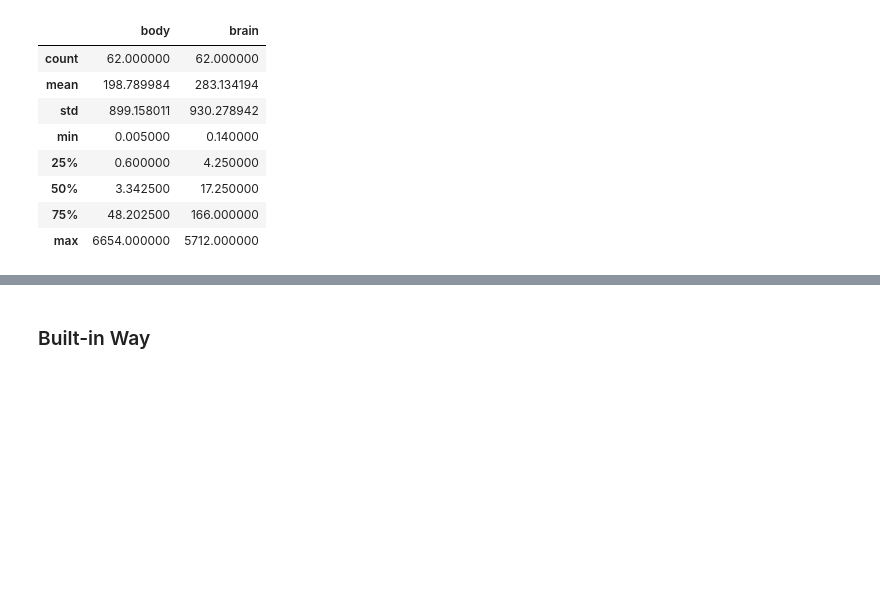
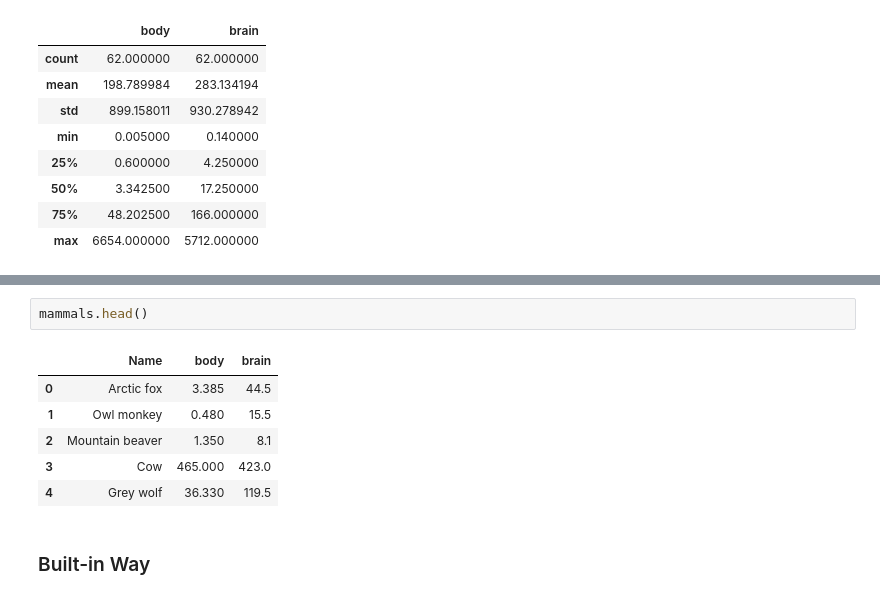
Before and after one commit to kinsenlee/DS_HK_5, a Jupyter notebook: notebooks/05 - Linear Regression.ipynb, the cells around one changed output, grey strips where cells are left out. Drawn from its saved outputs; the diff is of its cells as text; blank space fills up the shorter version.

```diff
--- a/notebooks/05 - Linear Regression.ipynb
+++ b/notebooks/05 - Linear Regression.ipynb
@@ -391,3 +406,12 @@ mammals.describe()
+# %%
+mammals.head()
+# %% [output]
+|  | Name | body | brain |
+| 0 | Arctic fox | 3.385 | 44.5 |
+| 1 | Owl monkey | 0.480 | 15.5 |
+| 2 | Mountain beaver | 1.350 | 8.1 |
+| 3 | Cow | 465.000 | 423.0 |
+| 4 | Grey wolf | 36.330 | 119.5 |
 # %% [markdown]
 ### Built-in Way
 # %%
```
Also changed, not shown: parts of 15 cells of this notebook.
